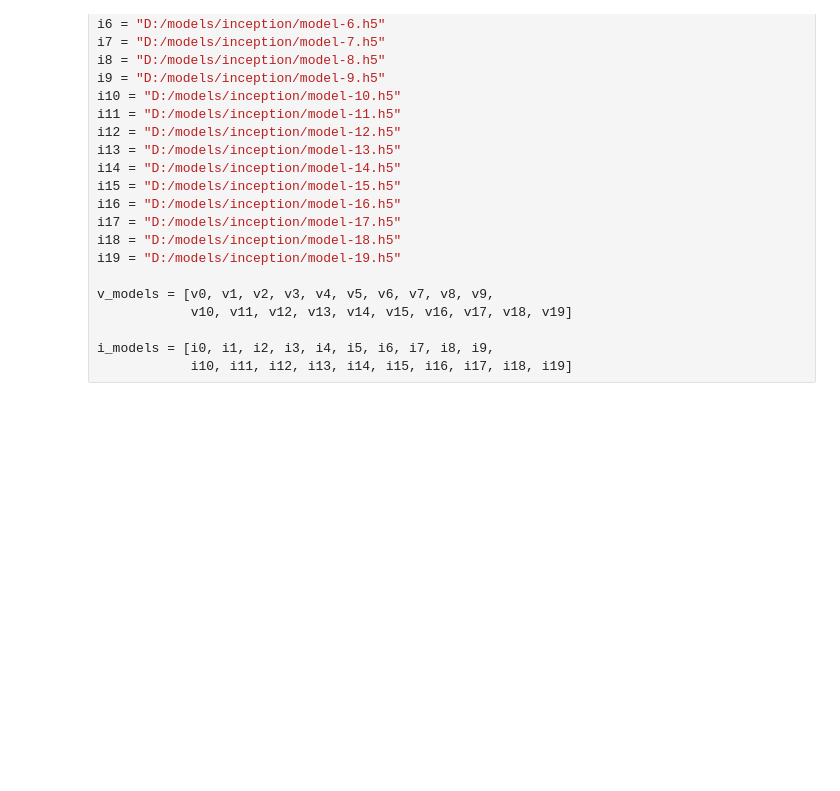
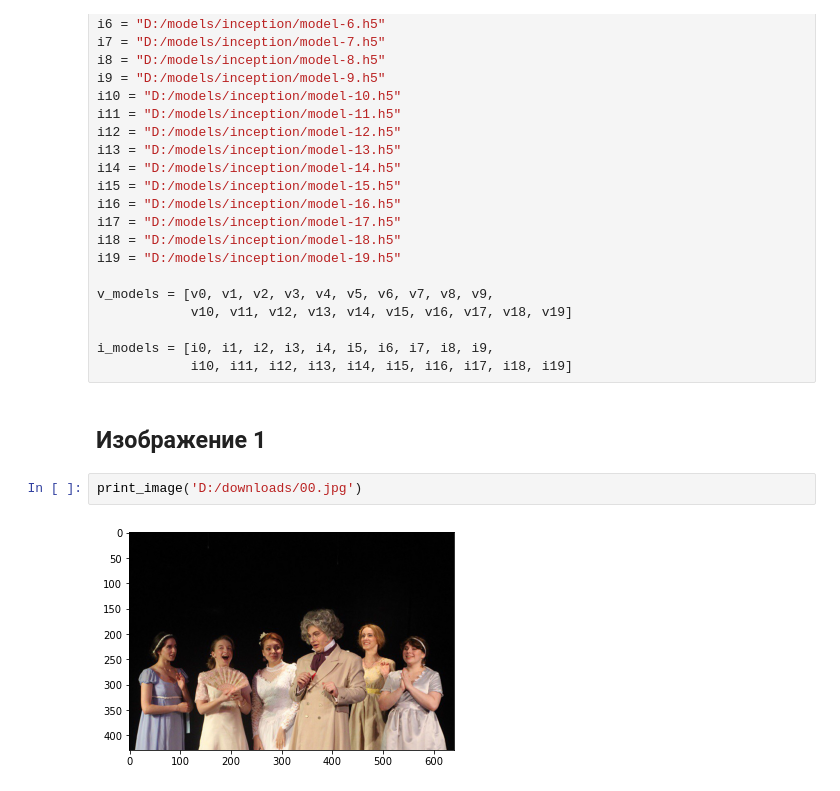
Before and after one commit to algorithm-ssau/generating-image-captions, a Jupyter notebook: lab3-image-caption-generator/23-check-models.ipynb, the cells around one changed output. Saved outputs shown, nothing was run; the diff lists cells and outputs as text; blank space fills up the shorter version.

Commit message:
print images

```diff
--- a/lab3-image-caption-generator/23-check-models.ipynb
+++ b/lab3-image-caption-generator/23-check-models.ipynb
@@ -133,3 +133,9 @@ v_models = [v0, v1, v2, v3, v4, v5, v6, v7, v8, v9,
 
 i_models = [i0, i1, i2, i3, i4, i5, i6, i7, i8, i9,
             i10, i11, i12, i13, i14, i15, i16, i17, i18, i19]
+# %% [markdown]
+## Изображение 1
+# %%
+print_image('D:/downloads/00.jpg')
+# %% [output]
+[figure, added]
```
Also changed, not shown: parts of 8 cells of this notebook.
